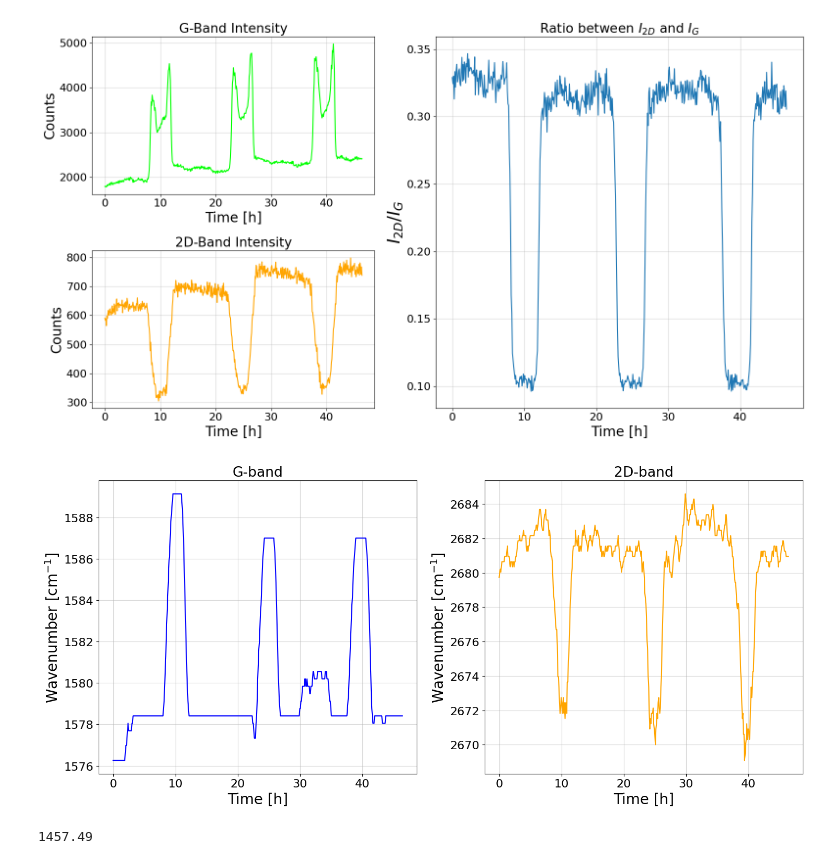
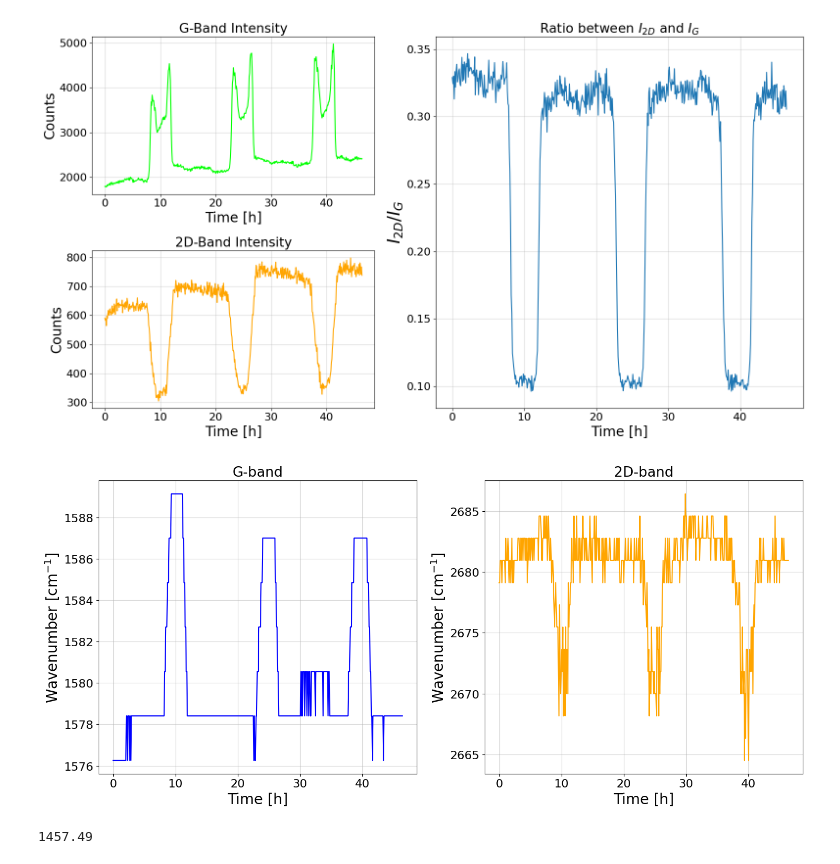
Before and after one commit to KelmendMuriqi/Raman-Spectroscopy, a Jupyter notebook: DataAnalysis.ipynb, the cells around one changed output. Saved outputs shown, nothing was run; the diff lists cells and outputs as text; code cells hidden in the pictures.

```diff
--- a/DataAnalysis.ipynb
+++ b/DataAnalysis.ipynb
@@ -302,34 +302,34 @@ plt.show()
 # %%
 def smoothen(array, index=3):
     counter = 0
     new_array = np.zeros_like(array)
     for i in range(len(array)):
         if counter <= index:
             new_array[i] = np.mean(array[:i+index])
         elif counter >= len(array)-index:
             new_array[i] = np.mean(array[i-index:i+(len(array)-counter)])
         else:
             new_array[i] = np.mean(array[i-index:i+index])
         counter += 1
     return new_array
-G_position = smoothen(G_cursor.get_position(), index=3)
-TwoD_position = smoothen(TwoD_cursor.get_position(), index=3)
+G_position = G_cursor.get_position()
+TwoD_position = TwoD_cursor.get_position()
 positions = [G_position, TwoD_position]
 titles = ['G-band', '2D-band']
 colors = ['blue', 'orange']
 
 fig, ax = plt.subplots(1, 2, figsize=(15,7))
 for i in range(2):
     ax[i].plot(time, positions[i], colors[i])
     ax[i].set_title(titles[i])
     ax[i].set_ylabel(r'Wavenumber [cm$^{-1}$]', fontsize=20)
     ax[i].set_xlabel(r'Time [h]', fontsize=20)
     ax[i].grid(alpha=0.5)
 plt.tight_layout()
 plt.savefig(f'{DATA_DIR_RED}G2D_positions.pdf')
 plt.show()
 # %% [output]
-[figure, old version]
+[figure, new version]
 # %%
 Bkg_corrected_blue_path = f'{DATA_DIR_BLUE}cor_operando_blue_25%_20x5.txt'
 Operando_blue_path = f'{DATA_DIR_BLUE}Spectra_Operando.txt'
```
Also changed, not shown: parts of 5 cells of this notebook, 9 other files.
